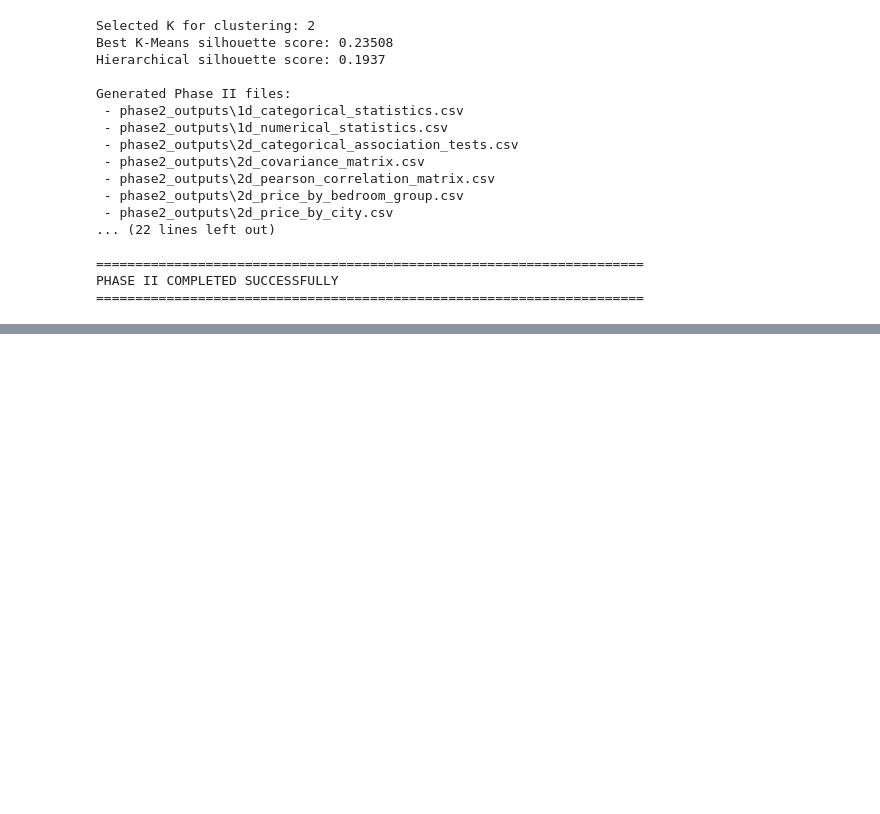
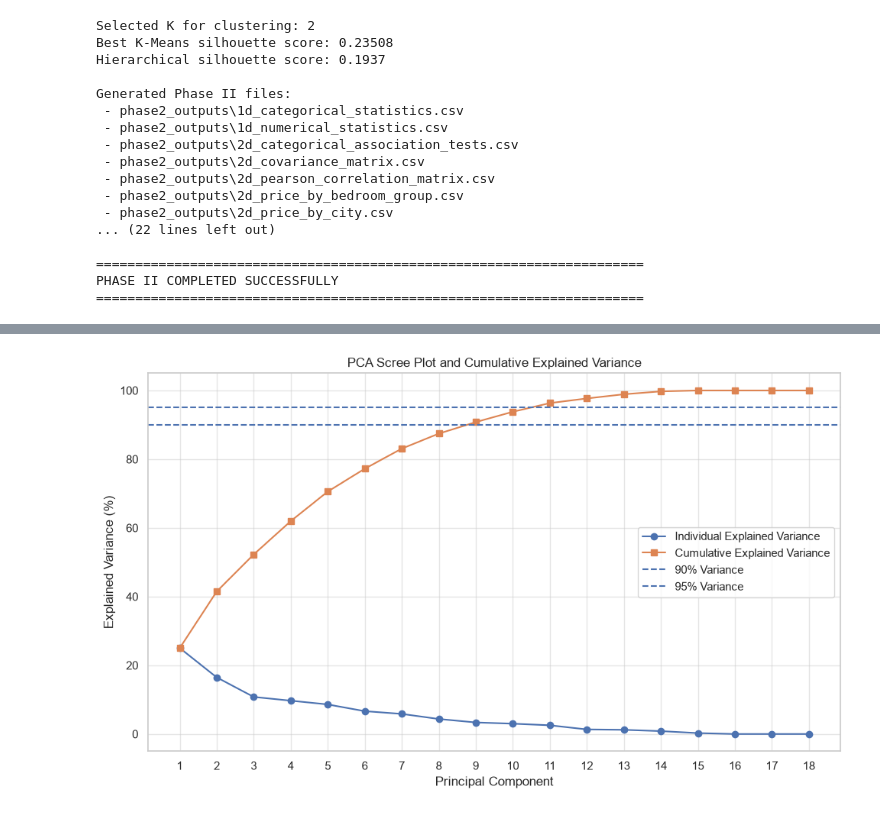
Before and after one commit to Noel-Alex/Noel-Alex-Samuel, a Jupyter notebook: House_Price_EDA_Phase_1.ipynb, the cells around one changed output, grey strips where cells are left out. Drawn from its saved outputs; the diff is of its cells as text; code cells hidden in the pictures; blank space fills up the shorter version.

```diff
--- a/House_Price_EDA_Phase_1.ipynb
+++ b/House_Price_EDA_Phase_1.ipynb
@@ -2415,0 +2726,58 @@ PHASE II COMPLETED SUCCESSFULLY
+# %%
+# ============================================================
+# SCREE PLOT AND CUMULATIVE EXPLAINED VARIANCE
+# ============================================================
+
+components = np.arange(
+    1,
+    len(explained_variance) + 1
+)
+
+fig, ax = plt.subplots(figsize=(10, 6))
+
+ax.plot(
+    components,
+    explained_variance * 100,
+    marker="o",
+    label="Individual Explained Variance"
+)
+
+ax.plot(
+    components,
+    cumulative_variance * 100,
+    marker="s",
+    label="Cumulative Explained Variance"
+)
+
+ax.axhline(
+    y=90,
+    linestyle="--",
+    label="90% Variance"
+)
+
+ax.axhline(
+    y=95,
+    linestyle="--",
+    label="95% Variance"
+)
+
+ax.set_xlabel("Principal Component")
+ax.set_ylabel("Explained Variance (%)")
+ax.set_title(
+    "PCA Scree Plot and Cumulative Explained Variance"
+)
+
+ax.set_xticks(components)
+ax.legend()
+
+plt.tight_layout()
+
+plt.savefig(
+    FIG3_DIR / "pca_scree_plot.png",
+    dpi=200,
+    bbox_inches="tight"
+)
+
+plt.show()
+# %% [output]
+[figure, added]
```
Also changed, not shown: parts of 16 cells of this notebook, 20 other files.
